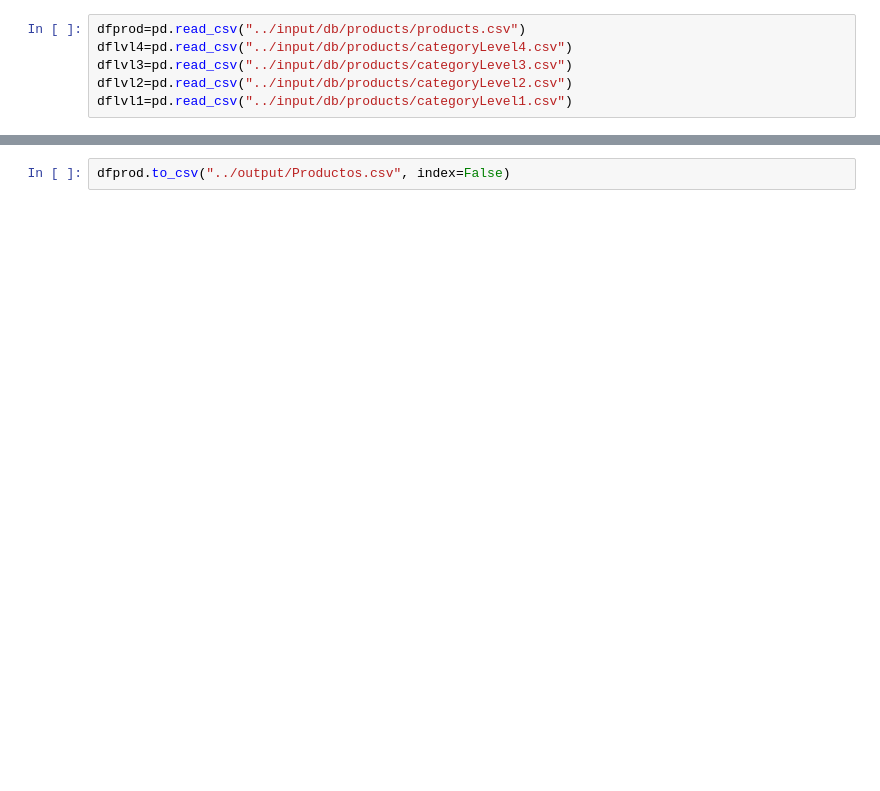
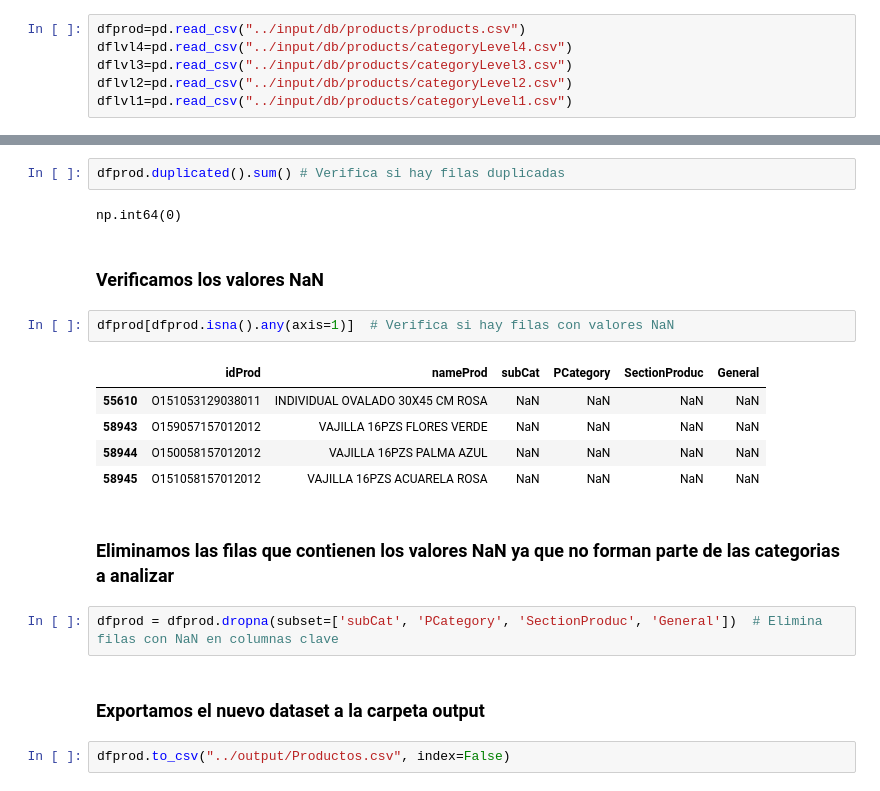
Before and after one commit to Marlonsz36/Prueba_Tecnica, a Jupyter notebook: notebooks/productos.ipynb, the cells around one changed output, grey strips where cells are left out. Drawn from its saved outputs; the diff is of its cells as text; blank space fills up the shorter version.

```diff
--- a/notebooks/productos.ipynb
+++ b/notebooks/productos.ipynb
@@ -31,2 +49,22 @@ dfprod.head()
+# %%
+dfprod.duplicated().sum() # Verifica si hay filas duplicadas
+# %% [output]
+np.int64(0)
+# %% [markdown]
+ ### Verificamos los valores NaN
+# %%
+dfprod[dfprod.isna().any(axis=1)]  # Verifica si hay filas con valores NaN
+# %% [output]
+|  | idProd | nameProd | subCat | PCategory | SectionProduc | General |
+| 55610 | O151053129038011 | INDIVIDUAL OVALADO 30X45 CM ROSA | NaN | NaN | NaN | NaN |
+| 58943 | O159057157012012 | VAJILLA 16PZS FLORES VERDE | NaN | NaN | NaN | NaN |
+| 58944 | O150058157012012 | VAJILLA 16PZS PALMA AZUL | NaN | NaN | NaN | NaN |
+| 58945 | O151058157012012 | VAJILLA 16PZS ACUARELA ROSA | NaN | NaN | NaN | NaN |
+# %% [markdown]
+### Eliminamos las filas que contienen los valores NaN ya que no forman parte de las categorias a analizar
+# %%
+dfprod = dfprod.dropna(subset=['subCat', 'PCategory', 'SectionProduc', 'General'])  # Elimina filas con NaN en columnas clave
+# %% [markdown]
+### Exportamos el nuevo dataset a la carpeta output
 # %%
 dfprod.to_csv("../output/Productos.csv", index=False)
```
Also changed, not shown: parts of 7 cells of this notebook, 34 other files.
